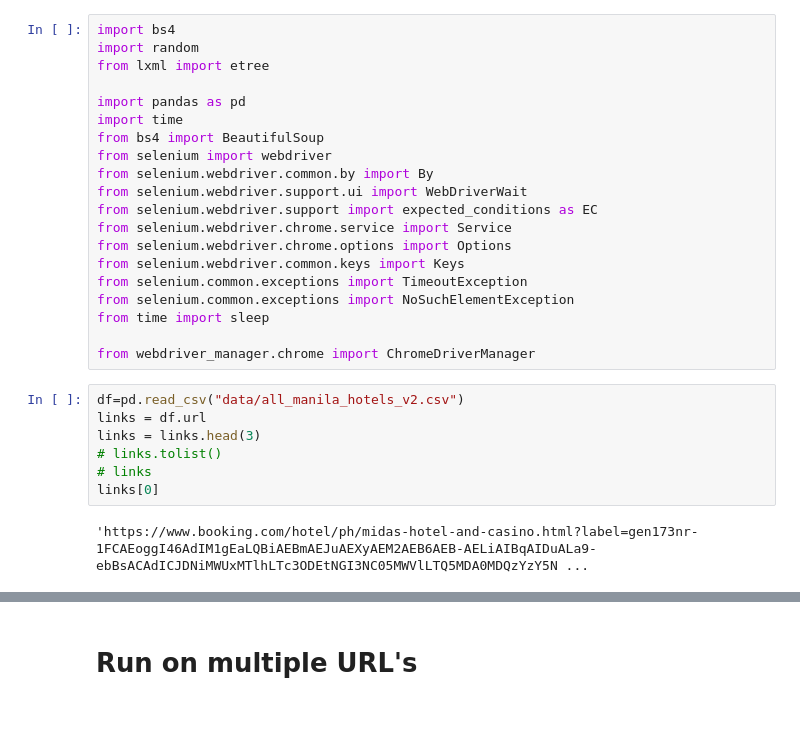
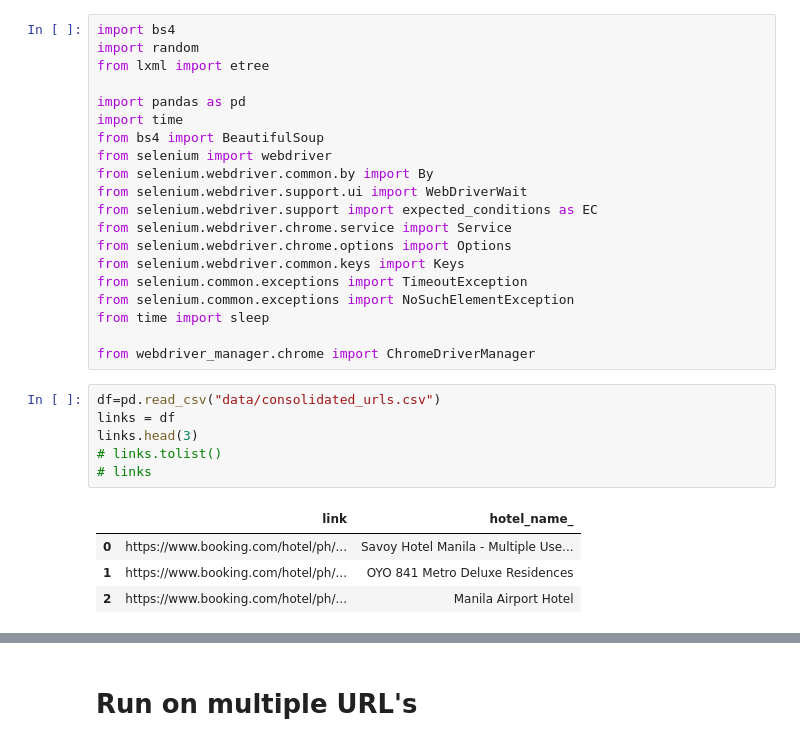
Before and after one commit to ejmasuncion/dsf10_capstone, a Jupyter notebook: scraping/review_scraper4_edited.ipynb, the cells around one changed output, grey strips where cells are left out. Saved outputs shown, nothing was run; the diff lists cells and outputs as text; blank space fills up the shorter version.

```diff
--- a/scraping/review_scraper4_edited.ipynb
+++ b/scraping/review_scraper4_edited.ipynb
@@ -19,14 +19,16 @@ from time import sleep
 
 from webdriver_manager.chrome import ChromeDriverManager
 # %%
-df=pd.read_csv("data/all_manila_hotels_v2.csv")
-links = df.url
-links = links.head(3)
+df=pd.read_csv("data/consolidated_urls.csv")
+links = df
+links.head(3)
 # links.tolist()
 # links
-links[0]
 # %% [output]
-'https://www.booking.com/hotel/ph/midas-hotel-and-casino.html?label=gen173nr-1FCAEoggI46AdIM1gEaLQBiAEBmAEJuAEXyAEM2AEB6AEB-AELiAIBqAIDuALa9-ebBsACAdICJDNiMWUxMTlhLTc3ODEtNGI3NC05MWVlLTQ5MDA0MDQzYzY5N ...
+|  | link | hotel_name_ |
+| 0 | https://www.booking.com/hotel/ph/... | Savoy Hotel Manila - Multiple Use... |
+| 1 | https://www.booking.com/hotel/ph/... | OYO 841 Metro Deluxe Residences |
+| 2 | https://www.booking.com/hotel/ph/... | Manila Airport Hotel |
 # %%
 def review_details(dom,main_dict,current_page):
     country_list=[i for i in dom.xpath("//div[@class='c-review-block']//div[1]//div[@class='c-review-block__row c-review-block__guest']//div[@class='bui-avatar-block__text']//span[@class='bui-avatar-block__subtitle']//text()") if i!='\n']
```
Also changed, not shown: parts of 4 cells of this notebook, 11 other files.
